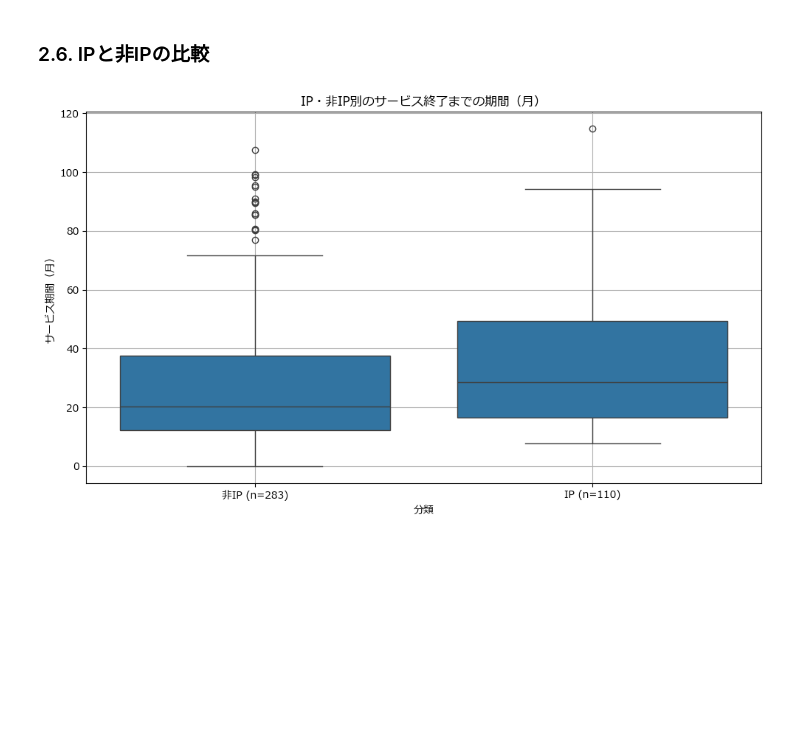
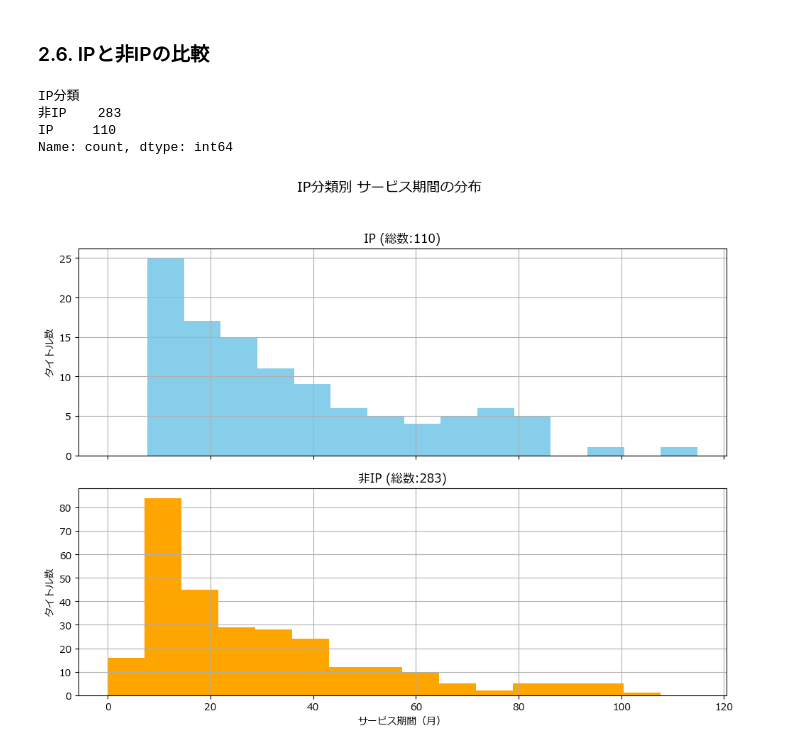
Before and after one commit to akabana67/saisyuu-kadai, a Jupyter notebook: app_service_end/03_visualization.ipynb, the cells around one changed output. Cells and saved outputs as stored; diff of their text form; code cells hidden in the pictures; blank space fills up the shorter version.

```diff
--- a/app_service_end/03_visualization.ipynb
+++ b/app_service_end/03_visualization.ipynb
@@ -250,50 +250,73 @@ plt.show()
 ### 2.6. IPと非IPの比較
 # %%
 
+import pandas as pd
+import matplotlib.pyplot as plt
 # ファイル読み込み（年月・売上予測は除外）
 df = pd.read_csv("merged_and_ordered.csv")
-df = df.drop(columns=["年月", "売上予測（円）"], errors="ignore")
+df = df.drop(columns=["年月", "売上予測（円）"], errors="ignore")   # errors="ignore":エラーが出てもスルーして処理
 
 # タイトルごとに1行に統合（発売日最小、終了日は最大）
-aggregated = df.groupby("タイトル", as_index=False).agg({
-    "発売日": "min",
-    "サービス終了日": "max",
-    "備考": "first"
-})
+#aggregated = df.groupby("タイトル", as_index=False).agg({      # as_index=False:通常列として残す　Trueならindex
+    # "発売日": "min",                                          # .agg():集約処理　例：.agg({"売上"："sum"})
+    # "サービス終了日": "max",
+    # "備考": "first"
+#})                                                             # 今回は同一タイトルのカラム内容は全一致しているから.agg()は不要
+
+# aggregated = df.drop_duplicates(subset=["タイトル"])          # タイトルが同じ場合,最初の1行を残す
+
+aggregated = df.drop_duplicates().copy()    # 全列の完全一致で重複を削除
+
 
 # IP/非IPの分類
 def classify_ip(text):
     if pd.isna(text):
         return "非IP"
     if any(keyword in text for keyword in ["アニメ", "コミック", "原作", "マンガ", "漫画", "小説"]):
         return "IP"
     return "非IP"
+# pd.isna():引数がNaNならばreturn返す → 備考欄がNaNのときfloatだからこれしないとエラー, any():1つでもTrueなら
 
 aggregated["IP分類"] = aggregated["備考"].apply(classify_ip)
+# dfの備考列を取り出して.その列の各行に定義した関数を適用(apply():列に対して各要素を処理)しIP分類列を新たに作る
 
 # 日付の整形
 aggregated["発売日"] = pd.to_datetime(aggregated["発売日"], errors="coerce")
 aggregated["サービス終了日"] = pd.to_datetime(aggregated["サービス終了日"], errors="coerce")
+# 差分計算のためdatetime型に変換, errors="coerce": 変換に失敗したときは NaT（欠損値のような日付）にするオプション
 
 # サービス継続期間（月単位）
 aggregated["サービス期間（月）"] = ((aggregated["サービス終了日"] - aggregated["発売日"]) / pd.Timedelta(days=30)).round(1)
+# 日付の除法はTimedelta型 　round(1):小数第一位で丸める
 
-# 有効な期間データのみ抽出
-aggregated = aggregated.dropna(subset=["サービス期間（月）"])
+# 有効な期間データのみ抽出→欠損補完しているから不要
+# aggregated = aggregated.dropna(subset=["サービス期間（月）"])  subset:特定の列だけチェック
 
 # 件数を含むラベルに変換
-counts = aggregated["IP分類"].value_counts()
-label_map = {k: f"{k} (n={v})" for k, v in counts.items()}
-aggregated["分類ラベル"] = aggregated["IP分類"].map(label_map)
+# counts = aggregated["IP分類"].value_counts()
+# label_map = {k: f"{k} (n={v})" for k, v in counts.items()}
+# aggregated["分類ラベル"] = aggregated["IP分類"].map(label_map)
 
-# 箱ひげ図の表示
-plt.figure(figsize=(10, 6))
-sns.boxplot(data=aggregated, x="分類ラベル", y="サービス期間（月）")
-plt.title("IP・非IP別のサービス終了までの期間（月）")
-plt.xlabel("分類")
-plt.ylabel("サービス期間（月）")
-plt.grid(True)
-plt.tight_layout()
+counts = aggregated["IP分類"].value_counts() #valuse_counts():列にどの値が何回でてきたか
+print(counts)
+
+# グラフのサイズ
+fig, axes = plt.subplots(nrows=2, ncols=1, figsize=(10, 8), sharex=True) #nrows:行　ncol:縦　sharex=True:x軸共有
+
+for ax, label in zip(axes, ["IP", "非IP"]): #zip関数：複数のリスト・イテラブルを対応させてまとめる
+    subset = aggregated[aggregated["IP分類"] == label] # []でTrueの行だけ抜き出す
+    ax.hist(subset["サービス期間（月）"], bins=15, color="skyblue" if label == "IP" else "orange") #ax.hist(subset[x]):横軸はxlabel
+    ax.set_title(f"{label} (総数:{len(subset)})")
+    ax.set_ylabel("タイトル数")
+    ax.grid(True) #補助線
+
+axes[1].set_xlabel("サービス期間（月）") # axes[-1]で最後指定
+plt.suptitle("IP分類別 サービス期間の分布", fontsize=14)
+plt.tight_layout(rect=[0, 0, 1, 0.95]) # 余白確保 rect=left,bottom,right,top
 plt.show()
 # %% [output]
+IP分類
+非IP    283
+IP     110
+Name: count, dtype: int64
-[figure, old version]
+[figure, new version]
```
Also changed, not shown: parts of 3 cells of this notebook, 7 other files.
